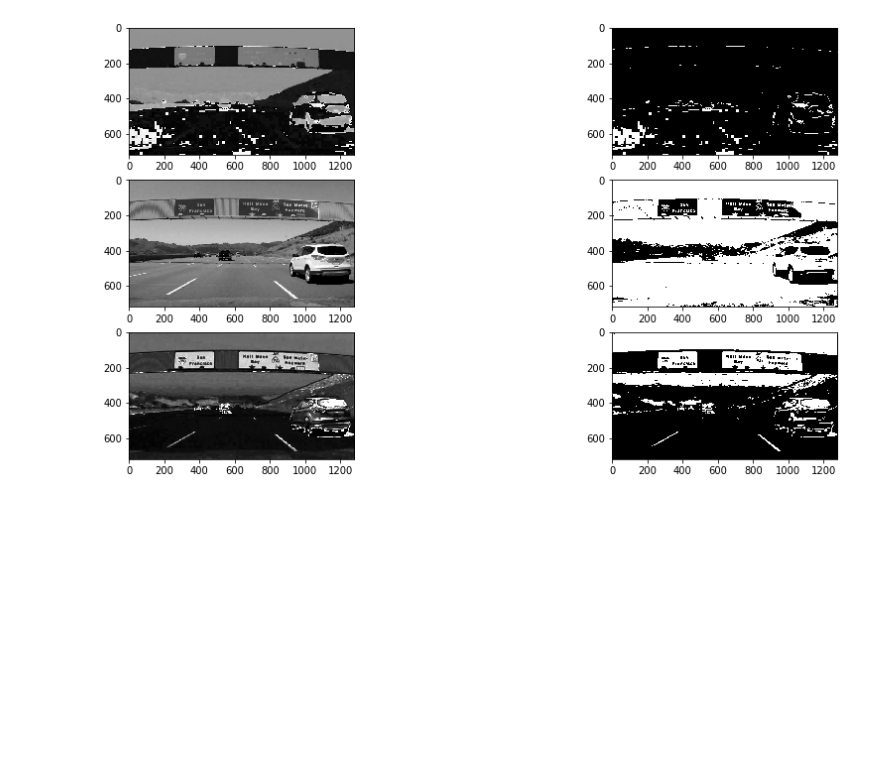
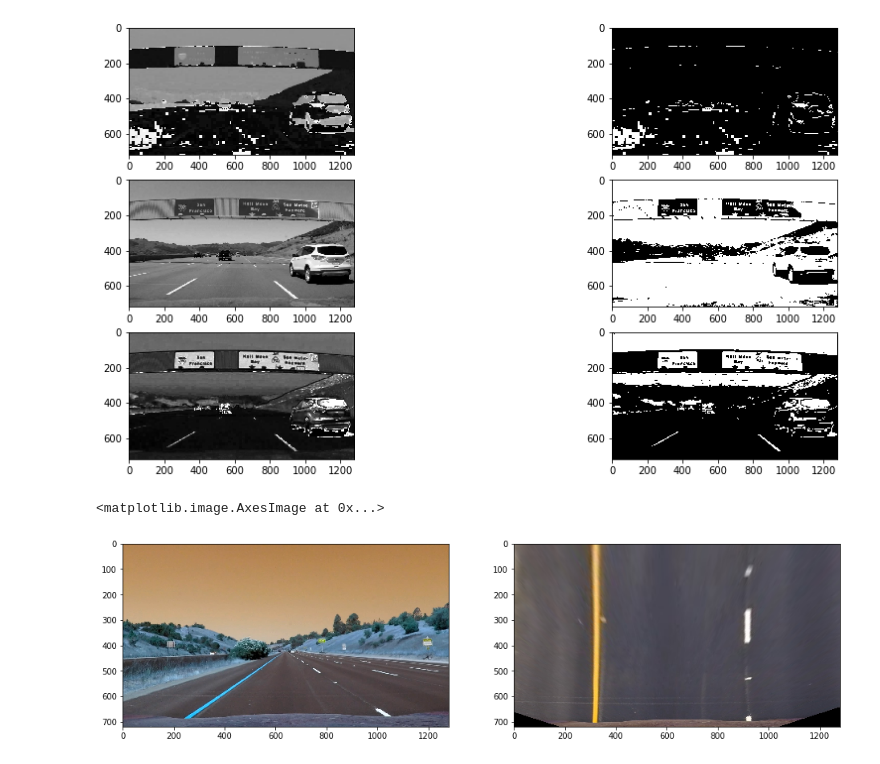
Before and after one commit to kevinwestern/CarND-Advanced-Lane-Lines, a Jupyter notebook: lane-finder.ipynb, the cells around one changed output. Drawn from its saved outputs; the diff is of its cells as text; code cells hidden in the pictures; blank space fills up the shorter version.

```diff
--- a/lane-finder.ipynb
+++ b/lane-finder.ipynb
@@ -165,6 +165,37 @@ def hls_thresholds(img_path):
 hls_thresholds('./test_images/signs_vehicles_xygrad.jpg')
 # %% [output]
 [figure]
+# %%
+def apply_perspective(img):
+    top_left_src = [570, 468]
+    top_right_src = [714, 468]
+    bottom_right_src = [1106, 720]
+    bottom_left_src = [207, 720]
+
+    top_left_dst = [320, 1]
+    top_right_dst = [920, 1]
+    bottom_right_dst = [920, 720]
+    bottom_left_dst = [320, 720]
+
+    src = np.array([top_left_src, top_right_src, bottom_right_src, bottom_left_src], np.float32)
+    dst = np.float32([top_left_dst ,top_right_dst, bottom_right_dst, bottom_left_dst])
+
+    M = cv2.getPerspectiveTransform(src, dst)
+    return cv2.warpPerspective(img, M, (img.shape[1], img.shape[0]))
+# %%
+img = cv2.imread('./test_images/straight_lines1.jpg')
+img = cv2.cvtColor(img, cv2.COLOR_BGR2RGB)
+transformed = apply_perspective(img)
+
+fig, ax = plt.subplots(nrows=1, ncols=2, figsize=(16, 8))
+ax = ax.ravel()
+
+img = cv2.cvtColor(img, cv2.COLOR_BGR2RGB)
+ax[0].imshow(img)
+ax[1].imshow(transformed)
+# %% [output]
+<matplotlib.image.AxesImage at 0x...>
+[figure, added]
 # %%
 import math
 def test_run(img_path, sobel_kernel=11, thresh_min=40, thresh_max=150):
```
Also changed, not shown: parts of 6 cells of this notebook, 2 other files.
